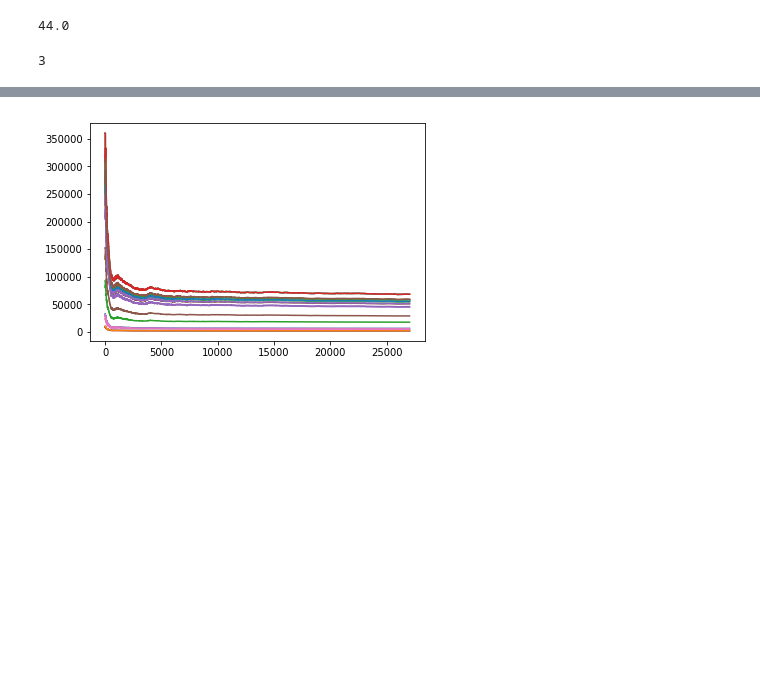
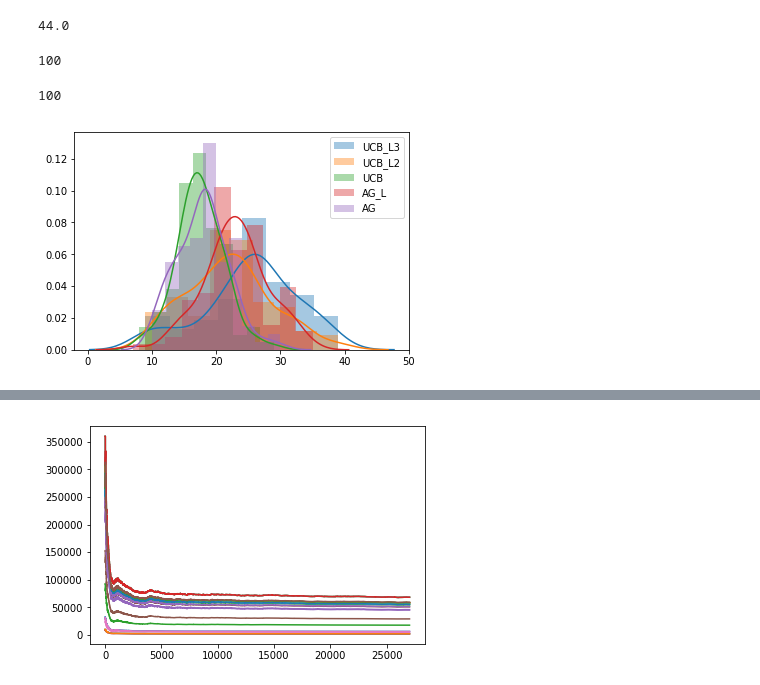
Before and after one commit to ShrekFelix/Reducing-Exploration-of-Dying-Arms-in-Mortal-Bandits, a Jupyter notebook: optimal exploration for mortal MAB.ipynb, the cells around one changed output, grey strips where cells are left out. Saved outputs shown, nothing was run; the diff lists cells and outputs as text; code cells hidden in the pictures; blank space fills up the shorter version.

```diff
--- a/optimal exploration for mortal MAB.ipynb
+++ b/optimal exploration for mortal MAB.ipynb
@@ -353,3 +433,0 @@ def AG_L(n=10000,k=1, m=25, life_threshold=.3, records=records, lives=lives, ver
-# %%
-rewards, X = AG_L()
-X
@@ -550,12 +662,6 @@ rewards_log = []
 # %%
 # test version
-def UCB_L2(n=1000, c=.0005, m=25, p=2, life_threshold=.9, reward_rate=1, records=records, lives=lives, verbose=False, mode=True):
-    def get_young_arms():
-        time = records[i]['timestamp']
-        born = filter(lambda x: x[1][0]<time, lives.items()) # fileter out unborn articles from lives
-        life_rank = sorted(born, key= lambda x: x[1][1], reverse= True) # sort born articles by their expiring date
-        young = life_rank[ : int(len(life_rank)*life_threshold)] # articles among top $life_threshold$% on the life ranking
-        return list(zip(*young))[0]
+def UCB_L2(n=1000, c=.0005, m=25, p=2, reward_rate=1, records=records, lives=lives, verbose=False, mode=True):
     def ucb(x):
         time = records[i]['timestamp']
         article = x[0]
@@ -628,11 +734,8 @@ def UCB_L2(n=1000, c=.0005, m=25, p=2, life_threshold=.9, reward_rate=1, records
                 if article not in X.keys():
                     tmp[article] = np.array([estimation, 1])
 
-            best = max(# find best among
-                filter(# young arms within initialized and uninitialized arms
-                    lambda item:item[0] in get_young_arms(),
-                    (*X.items(), *tmp.items())
-                ),
+            best = max(
+                (*X.items(), *tmp.items()),
                 key= lambda x:ucb(x)
             )
 
@@ -667,16 +770,28 @@ UCB_L2()
 # %% [output]
 44.0
 # %%
-ucbl = []
-ucbn = []
+ucbl2 = []
 for i in range(100):
-    ucbl.append(UCB_L2(n=500, m=20, records=records[i*300:1000000+i*300], verbose=False))
-    ucbn.append(UCB_L2(n=500, m=20, records=records[i*300:1000000+i*300], mode=False, verbose=False))
+    ucbl2.append(UCB_L2(n=500, m=20, records=records[i*300:1000000+i*300], verbose=False))
     print(i+1,end='\r',flush=True)
     time.sleep(.0001)
-sns.distplot(ucbl,label='UCB_L')
-sns.distplot(ucbn,label='UCB')
-plt.legend()
-pass
 # %% [output]
-3
+100
+# %%
+ucbl3 = []
+for i in range(100):
+    ucbl3.append(UCB_L3(n=500, m=20, records=records[i*300:1000000+i*300], verbose=False))
+    print(i+1,end='\r',flush=True)
+    time.sleep(.0001)
+# %% [output]
+100
+# %%
+sns.distplot(ucbl3,label='UCB_L3')
+sns.distplot(ucbl2,label='UCB_L2')
+sns.distplot(ucbn,label='UCB')
+sns.distplot(agl,label='AG_L')
+sns.distplot(ag,label='AG')
+plt.legend()
+pass
+# %% [output]
+[figure, added]
```
Also changed, not shown: parts of 31 cells of this notebook.
